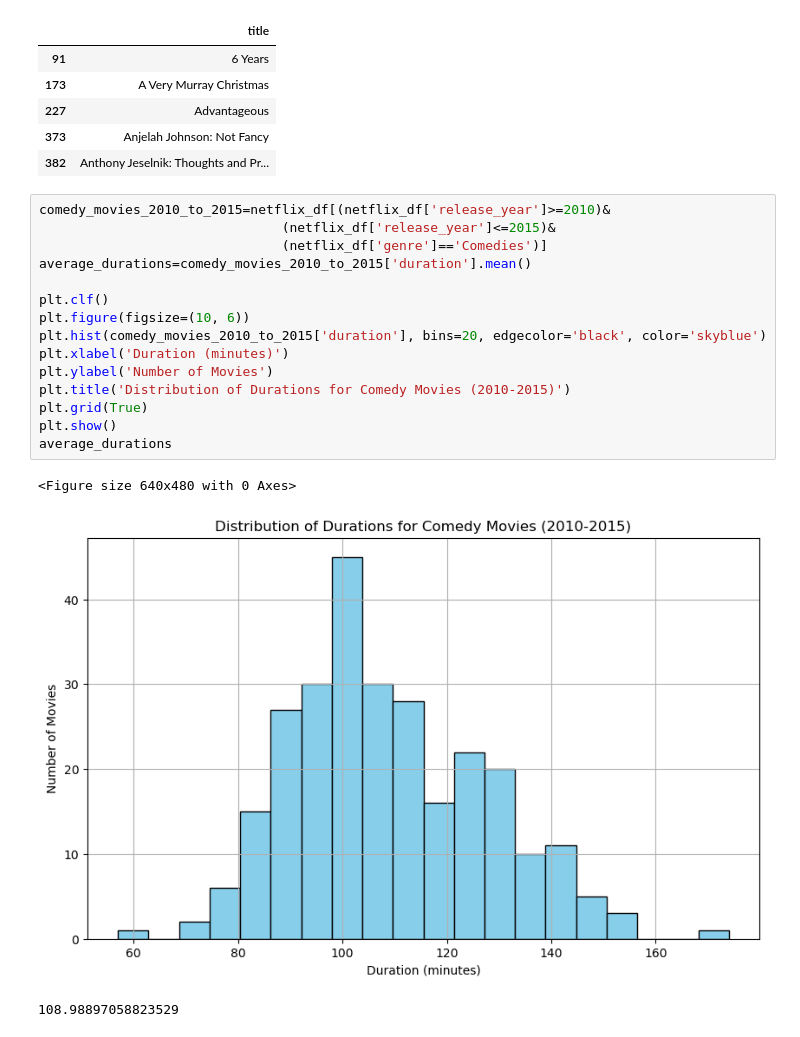
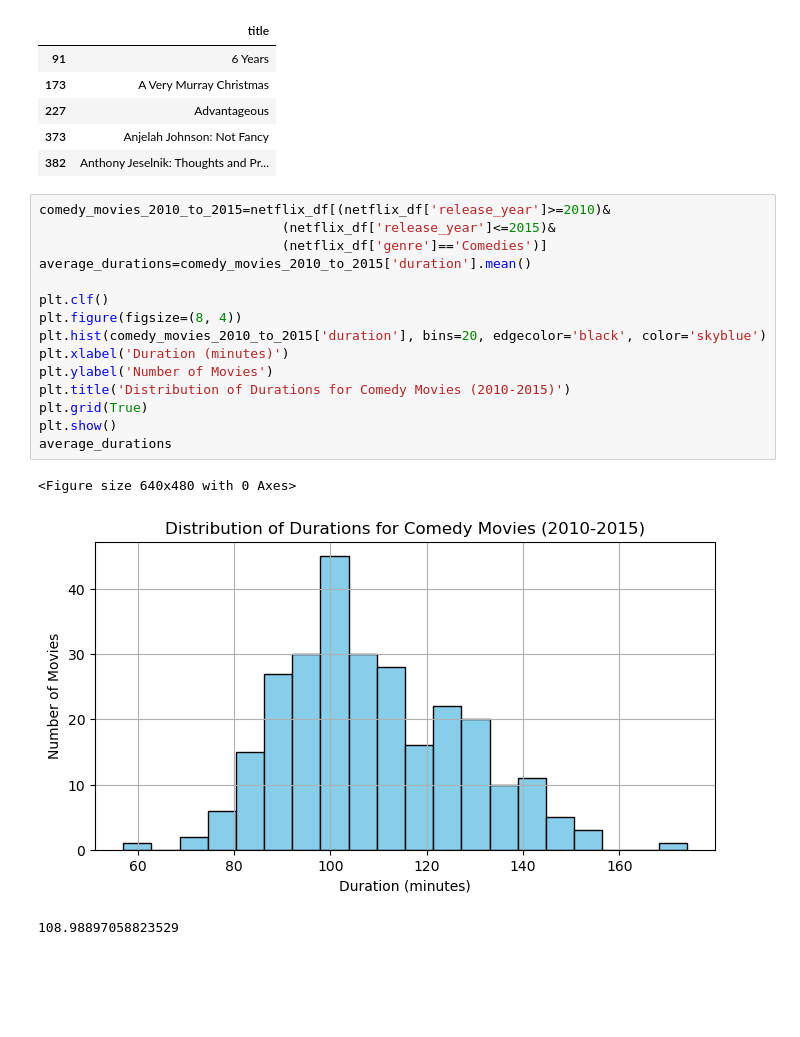
Before and after one commit to yoon-thiri04/NetFlixplorer, a Jupyter notebook: Netflix_movie.ipynb, the cells around one changed output. Drawn from its saved outputs; the diff is of its cells as text; blank space fills up the shorter version.

```diff
--- a/Netflix_movie.ipynb
+++ b/Netflix_movie.ipynb
@@ -151,21 +137,21 @@ top5_movies_titles_added_2015
 # %%
 comedy_movies_2010_to_2015=netflix_df[(netflix_df['release_year']>=2010)&
                                (netflix_df['release_year']<=2015)&
                                (netflix_df['genre']=='Comedies')]
 average_durations=comedy_movies_2010_to_2015['duration'].mean()
 
 plt.clf()
-plt.figure(figsize=(10, 6))
+plt.figure(figsize=(8, 4))
 plt.hist(comedy_movies_2010_to_2015['duration'], bins=20, edgecolor='black', color='skyblue')
 plt.xlabel('Duration (minutes)')
 plt.ylabel('Number of Movies')
 plt.title('Distribution of Durations for Comedy Movies (2010-2015)')
 plt.grid(True)
 plt.show()
 average_durations
 # %% [output]
 <Figure size 640x480 with 0 Axes>
-[figure, old version]
+[figure, new version]
 108.98897058823529
 # %%
 movies_released_1980=netflix_df[netflix_df['release_year']==1980]
```
Also changed, not shown: parts of 10 cells of this notebook.
